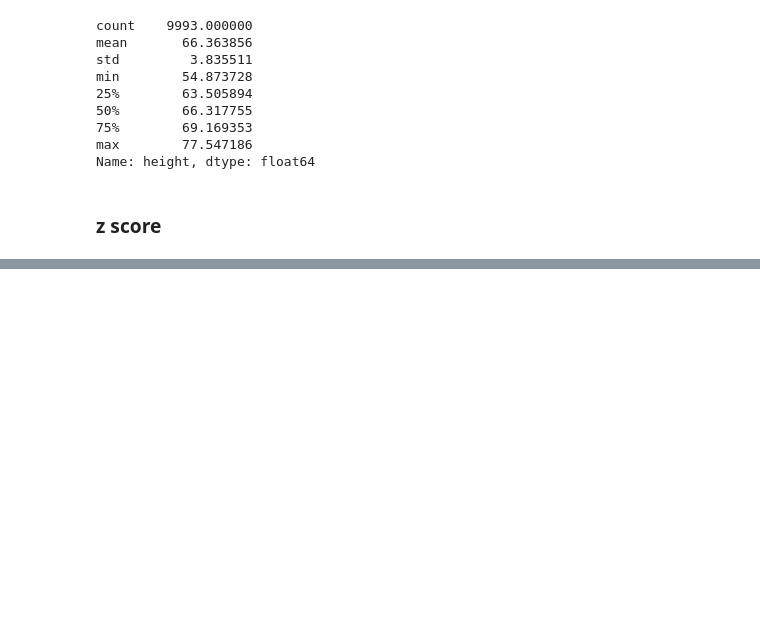
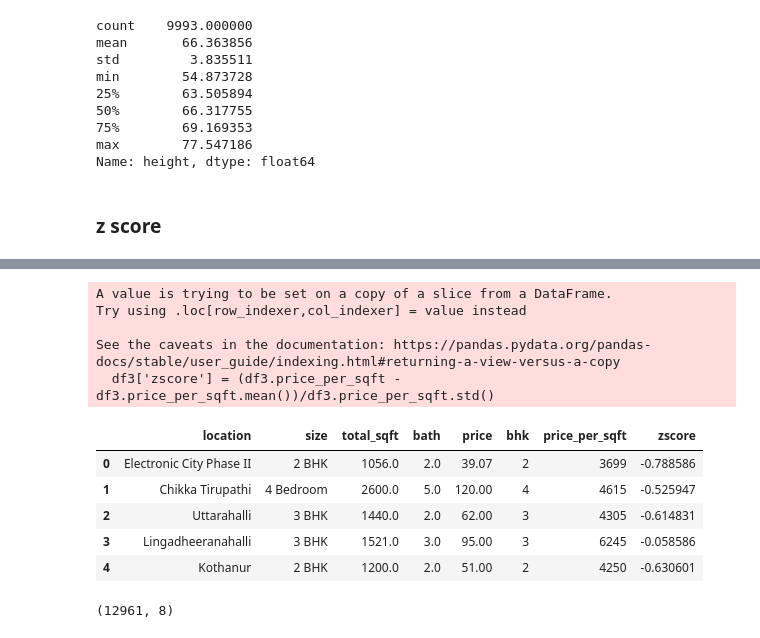
Before and after one commit to shadrack71/Machine-learning-projects, a Jupyter notebook: machine_learning.ipynb, the cells around one changed output, grey strips where cells are left out. Cells and saved outputs as stored; diff of their text form; code cells hidden in the pictures; blank space fills up the shorter version.

```diff
--- a/machine_learning.ipynb
+++ b/machine_learning.ipynb
@@ -2512,0 +2621,20 @@ Name: height, dtype: float64
+# %%
+df3['zscore'] = (df3.price_per_sqft - df3.price_per_sqft.mean())/df3.price_per_sqft.std()
+df3.head()
+# %% [output]
+A value is trying to be set on a copy of a slice from a DataFrame.
+Try using .loc[row_indexer,col_indexer] = value instead
+
+See the caveats in the documentation: https://pandas.pydata.org/pandas-docs/stable/user_guide/indexing.html#returning-a-view-versus-a-copy
+  df3['zscore'] = (df3.price_per_sqft - df3.price_per_sqft.mean())/df3.price_per_sqft.std()
+|  | location | size | total_sqft | bath | price | bhk | price_per_sqft | zscore |
+| 0 | Electronic City Phase II | 2 BHK | 1056.0 | 2.0 | 39.07 | 2 | 3699 | -0.788586 |
+| 1 | Chikka Tirupathi | 4 Bedroom | 2600.0 | 5.0 | 120.00 | 4 | 4615 | -0.525947 |
+| 2 | Uttarahalli | 3 BHK | 1440.0 | 2.0 | 62.00 | 3 | 4305 | -0.614831 |
+| 3 | Lingadheeranahalli | 3 BHK | 1521.0 | 3.0 | 95.00 | 3 | 6245 | -0.058586 |
+| 4 | Kothanur | 2 BHK | 1200.0 | 2.0 | 51.00 | 2 | 4250 | -0.630601 |
+# %%
+df4 = df3[(df3.zscore < 4) &  (df3.zscore > -4)]
+df4.shape
+# %% [output]
+(12961, 8)
```
Also changed, not shown: parts of 12 cells of this notebook.
